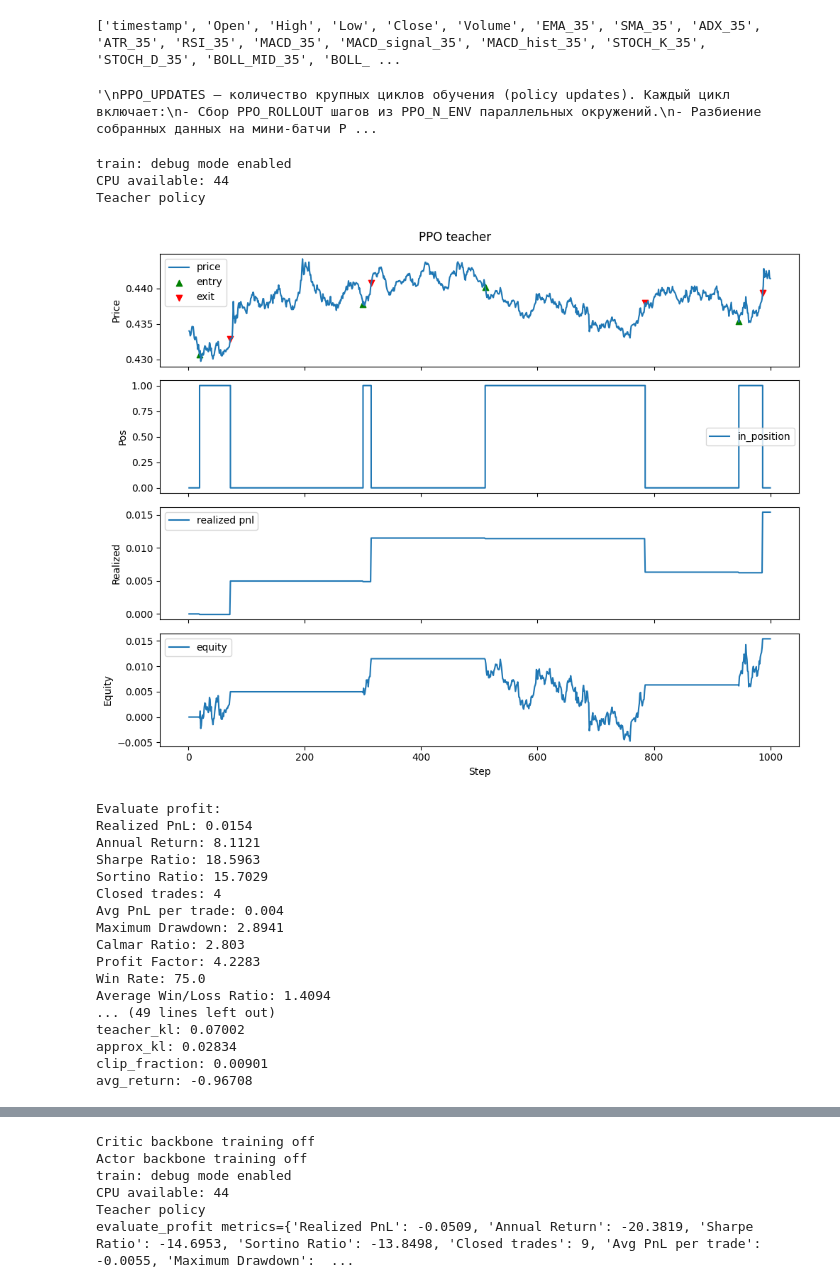
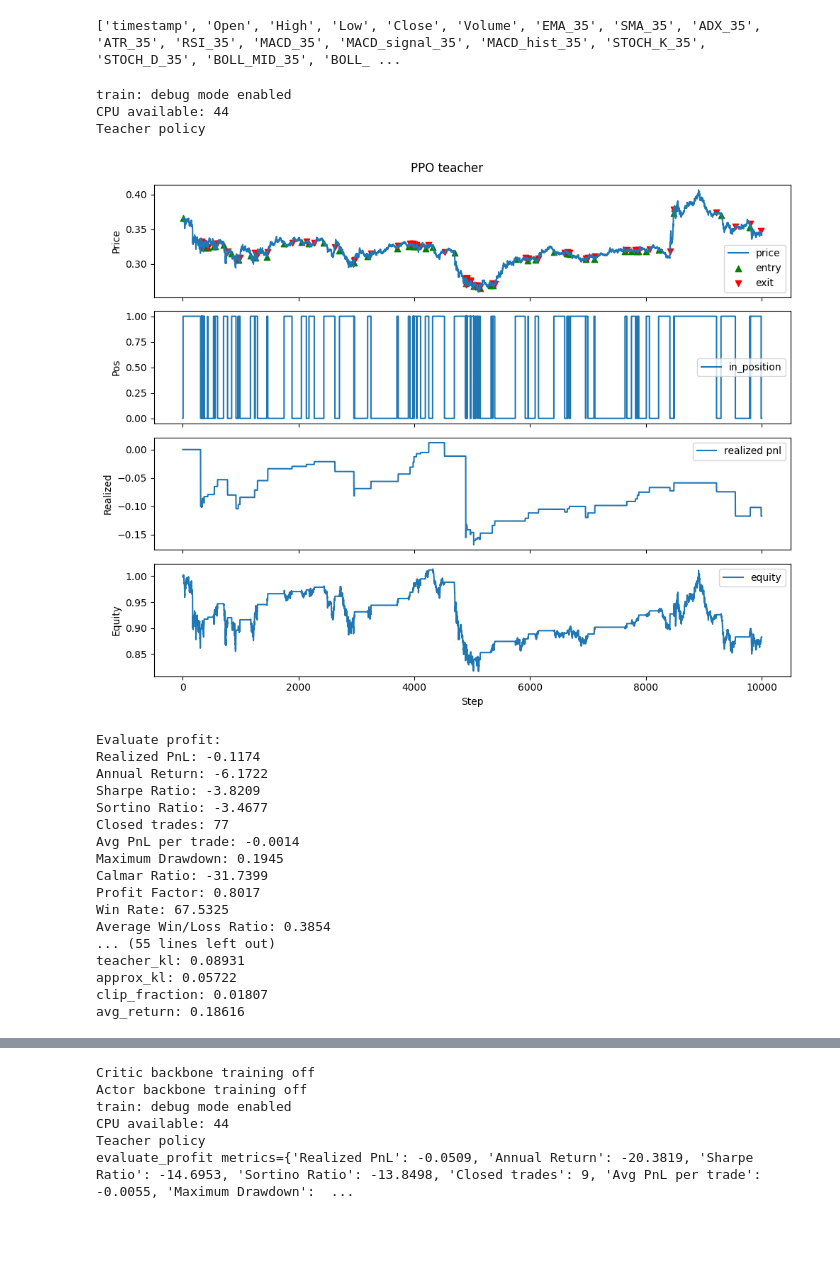
Before and after one commit to SIA86/pretrained_rl_ppo_model, a Jupyter notebook: RL_training.ipynb, the cells around one changed output, grey strips where cells are left out. Drawn from its saved outputs; the diff is of its cells as text; code cells hidden in the pictures; blank space fills up the shorter version.

Commit message:
Обновление 11-09-25 22:29

```diff
--- a/RL_training.ipynb
+++ b/RL_training.ipynb
@@ -204,6 +204,23 @@ PPO_TARGET_KL — целевое значение KL-дивергенции ме
 Итого: PPO_TARGET_KL служит «стоп-сигналом» для слишком больших отклонений новой политики от старой.
 Правильно подобранный порог помогает сочетать быстрое обучение с контролируемой стабильностью, что особенно важно при длительных или чувствительных к разрывам задачах.
 
+
+PPO_GAMMA (discount factor) — коэффициент дисконтирования будущих вознаграждений.
+Значение ближе к 1 делает агент более «дальнозорким», учитывая долгосрочные последствия действий.
+Более низкое значение заставляет агента концентрироваться на ближайшем вознаграждении.
+Типичные значения: 0.99, 0.95 — выбираются в зависимости от глубины временного горизонта задачи.
+
+
+PPO_LAM (lambda) — параметр обобщённой оценки преимущества (GAE), регулирующий баланс между bias и variance.
+Значение 1.0 приводит к меньшему смещению, но более высокому разбросу.
+Значение 0.0 повышает смещение, но уменьшает разброс, что делает обучение более «шумным».
+Часто используется 0.95–0.97, но оптимальное значение зависит от особенностей среды и политики.
+Практика подбора:
+- Начать с общепринятых значений (gamma=0.99, lam=0.95).
+- Выполнить поиск по сетке (grid search) или использованию систематических экспериментов, меняя по одному параметру.
+- Анализировать метрики обучения (скорость сходимости, стабильность, итоговое качество политики) и при необходимости корректировать параметры.
+
+
 МЕТРИКИ:
 
 policy_loss = -0.01140
@@ -246,15 +263,13 @@ avg_return = -0.1172
 при регулярном превышении значения следует уменьшить PPO_ACTOR_LR, PPO_CLIP_RATIO или число эпох PPO_EPOCHS.
 
 """
-# %% [output]
-'\nPPO_UPDATES — количество крупных циклов обучения (policy updates). Каждый цикл включает:\n- Сбор PPO_ROLLOUT шагов из PPO_N_ENV параллельных окружений.\n- Разбиение собранных данных на мини-батчи P ...
 # %%
 # @title Обучение на весах SL модели
 SL_MODEL_CONFIG = "/content/drive/MyDrive/stocks/pretrained_rl_ppo/sl_weights/exp1/config.joblib"
 PPO_SAVE_PATH = '/content/drive/MyDrive/stocks/pretrained_rl_ppo/ppo_weights/exp2'
 CONFIG = joblib.load(SL_MODEL_CONFIG)
 
-SPLITS = (0.81, 0.12, 0.07)
+SPLITS = (0.82, 0.08, 0.10)
 BEST_PATH = CONFIG['best_weights_path']
 BEST_CRITIC_PATH = ""
 BEST_BACKBONE_PATH = CONFIG['best_backbone_weights_path']
@@ -270,13 +285,15 @@ PPO_DROPOUT = CONFIG['dropout']
 
 # PPO params
 PPO_UPDATES = 10       # число обновлений политики за цикл обучения (эпохи)
-PPO_N_ENV = 10          # количество параллельных окружений для сбора данных
-PPO_ROLLOUT = 256       # длина траектории (количество шагов), собираемой перед обновлением
+PPO_N_ENV = 20          # количество параллельных окружений для сбора данных
+PPO_ROLLOUT = 512       # длина траектории (количество шагов), собираемой перед обновлением
 PPO_ACTOR_LR = 3e-3     # скорость обучения актёра
 PPO_CRITIC_LR = 1e-3    # скорость обучения критика
 PPO_CLIP_RATIO = 1.2    # центральный гиперпараметр в алгоритме Proximal Policy Optimization. Его называют «шириной зажима»
 PPO_C1 = 0.5            # коэффициент перед функцией значения в функции потерь
 PPO_C2 = 0.02           # коэффициент перед энтропией в функции потерь
+PPO_GAMMA = 0.99        # (discount factor) — коэффициент дисконтирования будущих вознаграждений.
+PPO_LAM = 0.95          # параметр обобщённой оценки преимущества (GAE), регулирующий баланс между bias и variance.
 PPO_EPOCHS = 10         # количество проходов по батчу при обучении
 PPO_BATCH_SIZE = 128    # размер мини-батча для SGD
 PPO_TEACHER_KL = 0.1    # начальный вес KL‑регуляризации с teacher‑моделью
@@ -311,7 +328,7 @@ VAL_CFG = EnvConfig(
     fee=0.0002,
     spread=0.0001,
     leverage=1.0,
-    max_steps=1000, #размер валидацилнной выборки
+    max_steps=10000, #размер валидацилнной выборки
     reward_scale=1.0,
     use_log_reward=False,
     time_penalty=0.0,
@@ -328,48 +345,50 @@ actor, critic, train_log, val_log = train(
     seq_len = PPO_SEQ_LEN,
     teacher_weights = BEST_PATH,
     critic_weights = BEST_CRITIC_PATH,
     backbone_weights = BEST_BACKBONE_PATH,
     save_path = PPO_SAVE_PATH,
     num_actions = PPO_NUM_ACTIONS,
     units_per_layer = PPO_UNITS_PER_LAYER,
     dropout = PPO_DROPOUT,
     updates = PPO_UPDATES,
     n_env = PPO_N_ENV,
     rollout = PPO_ROLLOUT,
     actor_lr = PPO_ACTOR_LR,
     critic_lr = PPO_CRITIC_LR,
     clip_ratio = PPO_CLIP_RATIO,
     c1 = PPO_C1,
     c2 = PPO_C2,
+    gamma = PPO_GAMMA,
+    lam = PPO_LAM,
     epochs = PPO_EPOCHS,
     batch_size = PPO_BATCH_SIZE,
     teacher_kl = PPO_TEACHER_KL,
     kl_decay = PPO_KL_DECAY,
     max_grad_norm = PPO_MAX_GRAD_NORM,
     target_kl = PPO_TARGET_KL,
     val_interval = PPO_VAL_INTERVAL,
     # index_ranges = INDEXES,
     debug = PPO_DEBUG
 )
 # %% [output]
 train: debug mode enabled
 CPU available: 44
 Teacher policy
-[figure, old version]
+[figure, new version]
 Evaluate profit:
-Realized PnL: 0.0154
-Annual Return: 8.1121
-Sharpe Ratio: 18.5963
-Sortino Ratio: 15.7029
-Closed trades: 4
-Avg PnL per trade: 0.004
-Maximum Drawdown: 2.8941
-Calmar Ratio: 2.803
-Profit Factor: 4.2283
-Win Rate: 75.0
-Average Win/Loss Ratio: 1.4094
-... (49 lines left out)
-teacher_kl: 0.07002
-approx_kl: 0.02834
-clip_fraction: 0.00901
-avg_return: -0.96708
+Realized PnL: -0.1174
+Annual Return: -6.1722
+Sharpe Ratio: -3.8209
+Sortino Ratio: -3.4677
+Closed trades: 77
+Avg PnL per trade: -0.0014
+Maximum Drawdown: 0.1945
+Calmar Ratio: -31.7399
+Profit Factor: 0.8017
+Win Rate: 67.5325
+Average Win/Loss Ratio: 0.3854
+... (55 lines left out)
+teacher_kl: 0.08931
+approx_kl: 0.05722
+clip_fraction: 0.01807
+avg_return: 0.18616
```
Also changed, not shown: parts of 3 cells of this notebook, 7 other files.
